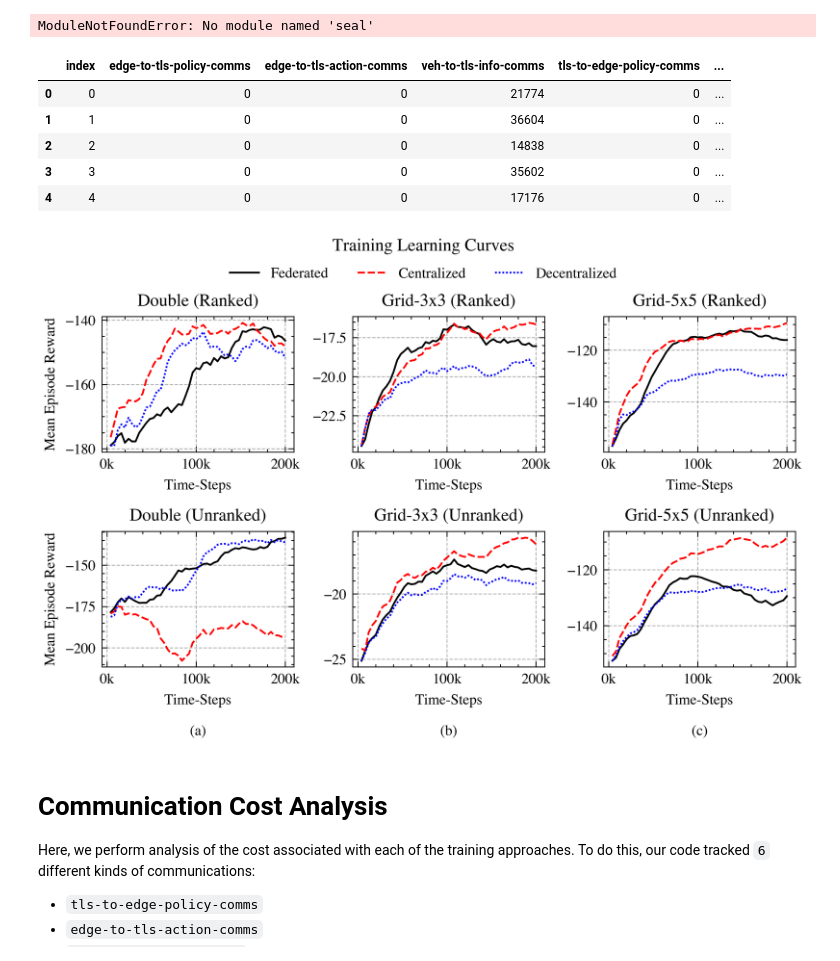
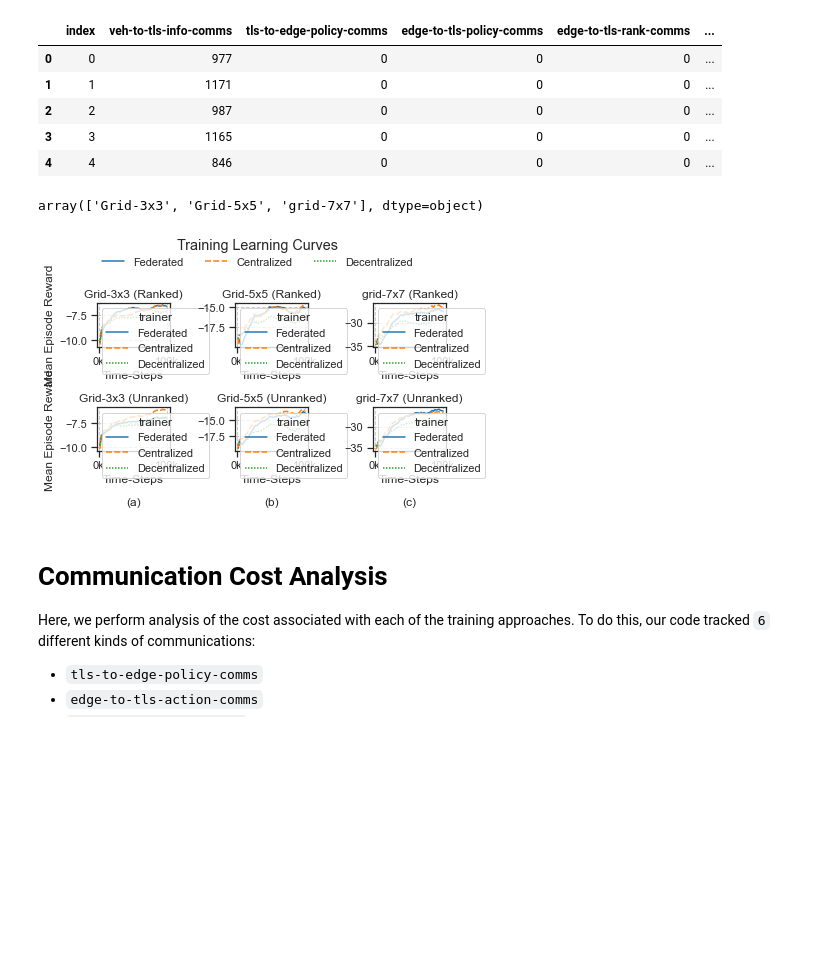
Before and after one commit to nathaniel-hudson/SUMO-FedRL, a Jupyter notebook: notebooks/Training Analysis.ipynb, the cells around one changed output. Saved outputs shown, nothing was run; the diff lists cells and outputs as text; code cells hidden in the pictures; blank space fills up the shorter version.

```diff
--- a/notebooks/Training Analysis.ipynb
+++ b/notebooks/Training Analysis.ipynb
@@ -22,23 +22,23 @@ from seal.trainer.communication import *
 RESULTS_DIR = "results"
 HUE_ORDER = ["Federated", "Centralized", "Decentralized"]
 STYLE_ORDER = ["Federated", "Centralized", "Decentralized"]
-plt.style.use(['science', 'ieee', 'no-latex'])
+# plt.style.use(['science', 'ieee', 'no-latex'])
+sns.set_context("notebook")
+sns.set_style("ticks")
 major, minor = 5.0, 3.0
-# %% [output]
-ModuleNotFoundError: No module named 'seal'
 # %%
 base_path = ("..", "out", "data")
 dfs = []
-for intersection in ["double", "grid-3x3", "grid-5x5"]:
+for intersection in ["grid-3x3", "grid-5x5", "grid-7x7"]:
     for ranked in [False, True]:
         ranked_str = "ranked" if ranked else "unranked"
         paths = [
-            join(*base_path, "MARL",  intersection, f"v3_{ranked_str}.csv"),
-            join(*base_path, "SARL",  intersection, f"v3_{ranked_str}.csv"),
-            join(*base_path, "FedRL", intersection, f"v3_pos-reward-aggr_{ranked_str}.csv"),
-            # join(*base_path, "FedRL", intersection, f"v3_naive-aggr_{ranked_str}.csv"),
-            # join(*base_path, "FedRL", intersection, f"v3_traffic-aggr_{ranked_str}.csv"),
-            # join(*base_path, "FedRL", intersection, f"v3_neg-reward-aggr_{ranked_str}.csv"),
+            join(*base_path, "MARL",  intersection, f"v4_{ranked_str}.csv"),
+            join(*base_path, "SARL",  intersection, f"v4_{ranked_str}.csv"),
+            # join(*base_path, "FedRL", intersection, f"v4_pos-reward-aggr_{ranked_str}.csv"),
+            join(*base_path, "FedRL", intersection, f"v4_naive-aggr_{ranked_str}.csv"),
+            # join(*base_path, "FedRL", intersection, f"v4_traffic-aggr_{ranked_str}.csv"),
+            # join(*base_path, "FedRL", intersection, f"v4_neg-reward-aggr_{ranked_str}.csv"),
         ]
         dfs.extend([
             preprocess(path, intersection=intersection)
@@ -49,18 +49,22 @@ df = pd.concat(dfs)
 df.reset_index(inplace=True)
 df.head()
 # %% [output]
-|  | index | edge-to-tls-policy-comms | edge-to-tls-action-comms | veh-to-tls-info-comms | tls-to-edge-policy-comms | ... |
-| 0 | 0 | 0 | 0 | 21774 | 0 | ... |
-| 1 | 1 | 0 | 0 | 36604 | 0 | ... |
-| 2 | 2 | 0 | 0 | 14838 | 0 | ... |
-| 3 | 3 | 0 | 0 | 35602 | 0 | ... |
-| 4 | 4 | 0 | 0 | 17176 | 0 | ... |
+|  | index | veh-to-tls-info-comms | tls-to-edge-policy-comms | edge-to-tls-policy-comms | edge-to-tls-rank-comms | ... |
+| 0 | 0 | 977 | 0 | 0 | 0 | ... |
+| 1 | 1 | 1171 | 0 | 0 | 0 | ... |
+| 2 | 2 | 987 | 0 | 0 | 0 | ... |
+| 3 | 3 | 1165 | 0 | 0 | 0 | ... |
+| 4 | 4 | 846 | 0 | 0 | 0 | ... |
+# %%
+df["intersection"].unique()
+# %% [output]
+array(['Grid-3x3', 'Grid-5x5', 'grid-7x7'], dtype=object)
 # %%
 with sns.plotting_context(font_scale=1.15):
     NROWS, NCOLS = 2, 3
     fig, axes = plt.subplots(nrows=NROWS, ncols=NCOLS, figsize=(6, 4))
     for (row, ranked) in enumerate([True, False]):
-        for (col, intersection) in enumerate(["Double", "Grid-3x3", "Grid-5x5"]):
+        for (col, intersection) in enumerate(["Grid-3x3", "Grid-5x5", "grid-7x7"]):
             query = f"intersection == '{intersection}' and ranked == {ranked}"
             sns.lineplot(
                 data=df.query(query),
@@ -68,35 +72,35 @@ with sns.plotting_context(font_scale=1.15):
                 y="episode_reward_mean",
                 hue="trainer",
                 hue_order=HUE_ORDER,
                 style="trainer",
                 style_order=STYLE_ORDER,
                 ci=None,
                 ax=axes[row, col]
             )
             # labels = axes[row, col].get_xticklabels()
             # axes[row, col].set_xticklabels(labels, rotation=20)
             axes[row, col].grid(which="major", linestyle="--")
             axes[row, col].set_title(f"{intersection} ({'Ranked' if ranked else 'Unranked'})")
             axes[row, col].set_xlabel("Time-Steps")
             axes[row, col].set_ylabel("Mean Episode Reward")
             axes[row, col].set_xticklabels(["", "0k", "100k", "200k"])
             handles, labels = axes[row, col].get_legend_handles_labels()
-            axes[row, col].get_legend().remove()
+            # axes[row, col].get_legend().remove()
 
     for row in range(NROWS):
         for col in range(1, NCOLS):
             axes[row, col].set_ylabel("")
 
     for label, col in zip(["a", "b", "c"], range(NCOLS)):
         axes[NROWS-1, col].set_xlabel(f"Time-Steps\n\n({label})")
 
     fig.legend(handles, labels, frameon=False, ncol=3, loc="upper center", bbox_to_anchor=(0.5, 0.95))
     fig.suptitle("Training Learning Curves\n")
     plt.tight_layout()
     plt.savefig(join(RESULTS_DIR, "training_reward.pdf"))
     plt.show()
 # %% [output]
-[figure, old version]
+[figure, new version]
 # %% [markdown]
 # Communication Cost Analysis
 Here, we perform analysis of the cost associated with each of the training approaches. To do this, our code tracked `6` different kinds of communications:
```
Also changed, not shown: parts of 11 cells of this notebook, 3 other files.
